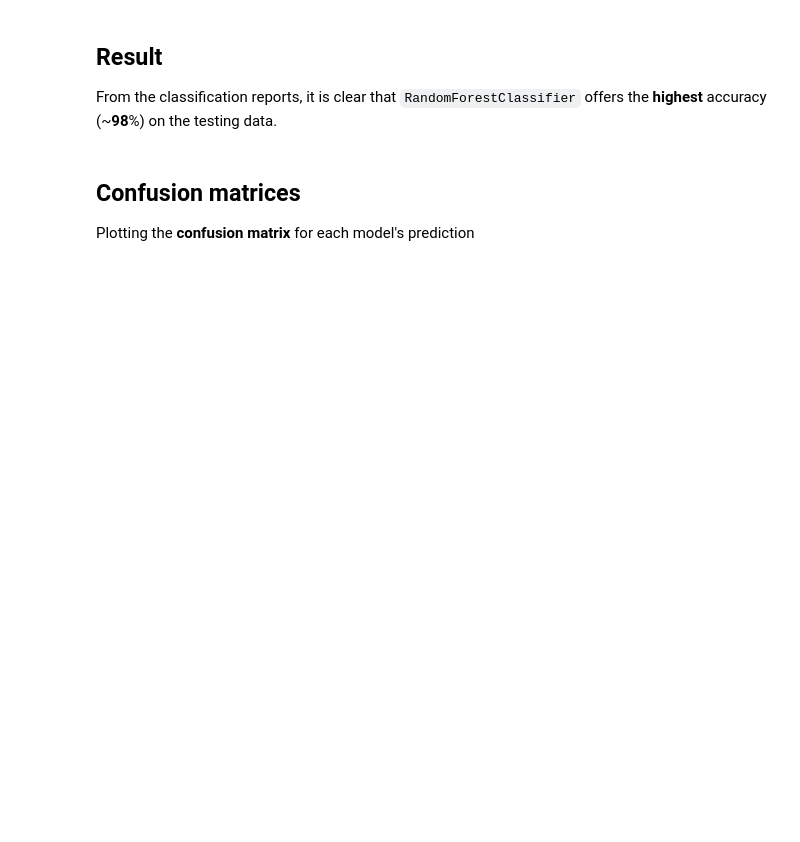
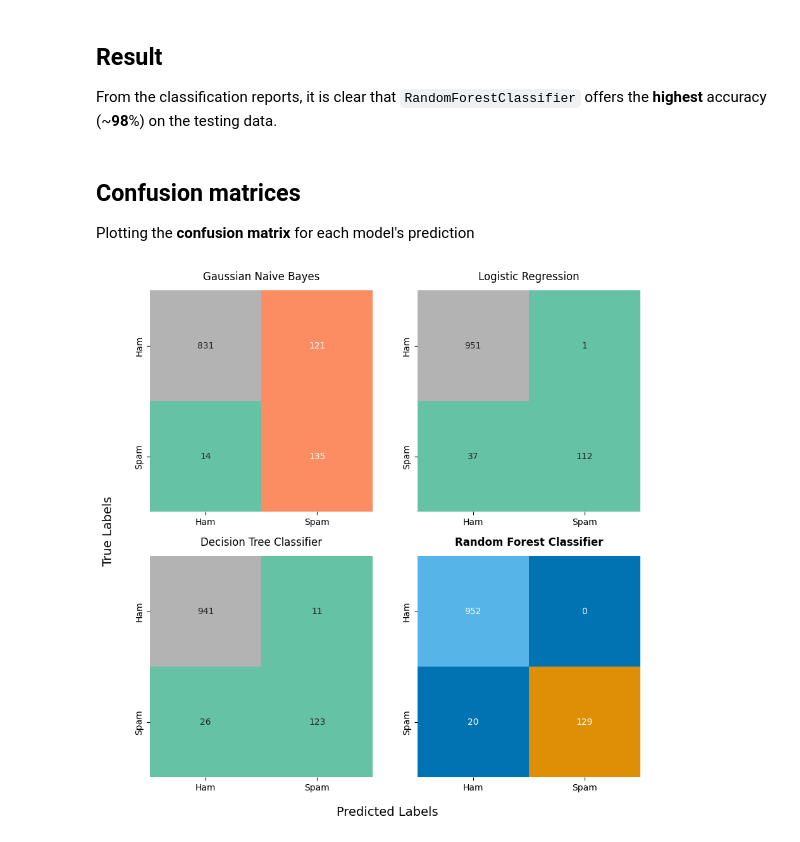
Before and after one commit to nirmit27/ds-and-ml, a Jupyter notebook: ML/Notebooks/sms-spam-classifier.ipynb, the cells around one changed output. Drawn from its saved outputs; the diff is of its cells as text; code cells hidden in the pictures; blank space fills up the shorter version.

Commit message:
Kaggle Notebook | SMS-Spam-Classifier | Version 6

```diff
--- a/ML/Notebooks/sms-spam-classifier.ipynb
+++ b/ML/Notebooks/sms-spam-classifier.ipynb
@@ -377,9 +364,14 @@ The `RandomForestClassifer` model gave the **highest** mean accuracy score on `1
 ## Classification reports
 Evaluating the performance of the models on the **testing** dataset
 # %%
+preds = {}
+labels=['Ham', 'Spam']
+
 def report(*args):
     print(f"{args[0]}\n")
     y_pred = args[1].predict(X_test)
+    preds.update({args[0] : y_pred})
+
     print(classification_report(y_test.astype('int'), y_pred))
     print(f"Accuracy score : {(accuracy_score(y_test.astype('int'), y_pred) * 100):.2f}%", end='\n\n')
 
@@ -415,0 +406,16 @@ Plotting the **confusion matrix** for each model's prediction
+# %%
+fig, axs = plt.subplots(2, 2, figsize=(10, 10))
+fig.text(0.5, 0.05, 'Predicted Labels', ha='center', fontsize=14)
+fig.text(0.05, 0.5, 'True Labels', va='center', rotation='vertical', fontsize=14)
+
+for ax, (name, model) in zip(axs.flatten(), pipeline.items()):
+    cm = confusion_matrix(y_test, preds[name])
+    sns.heatmap(cm, annot=True, fmt='d', ax=ax, cbar=False, cmap=sns.color_palette('colorblind', as_cmap=True) if name == 'Random Forest Classifier' else 'Set2')
+
+    ax.set_title(f"{name}", pad=12, fontweight='bold' if name == 'Random Forest Classifier' else 'light', fontsize=12)
+    ax.set_xticklabels(labels)
+    ax.set_yticklabels(labels)
+
+plt.show()
+# %% [output]
+[figure, added]
```
Also changed, not shown: parts of 10 cells of this notebook.
